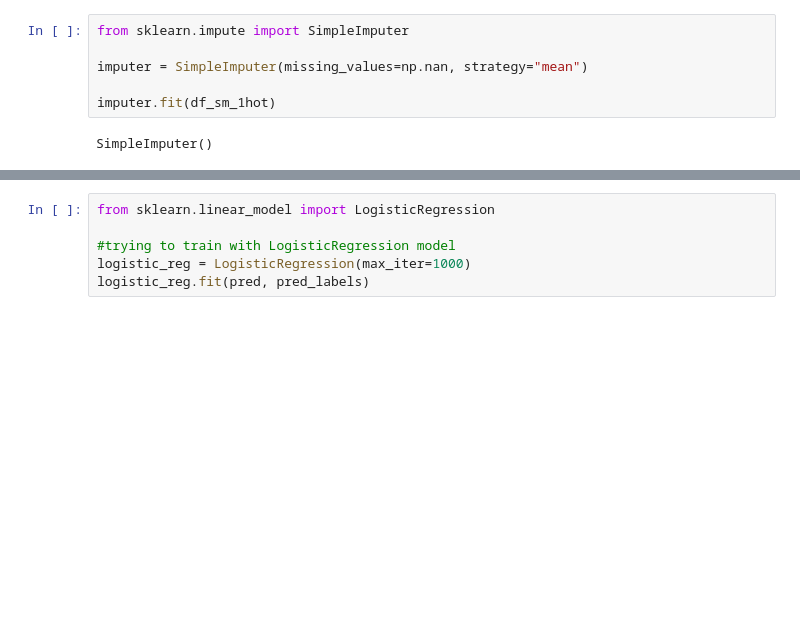
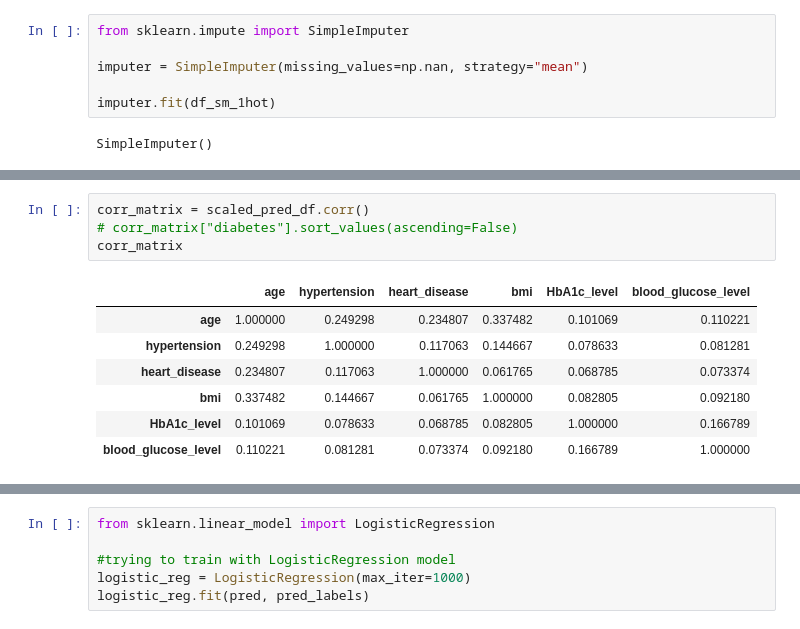
Before and after one commit to naegaic/diabetes-prediction, a Jupyter notebook: main.ipynb, the cells around one changed output, grey strips where cells are left out. Saved outputs shown, nothing was run; the diff lists cells and outputs as text; blank space fills up the shorter version.

```diff
--- a/main.ipynb
+++ b/main.ipynb
@@ -183,0 +175,12 @@ lin_rmse
+# %%
+corr_matrix = scaled_pred_df.corr()
+# corr_matrix["diabetes"].sort_values(ascending=False)
+corr_matrix
+# %% [output]
+|  | age | hypertension | heart_disease | bmi | HbA1c_level | blood_glucose_level |
+| age | 1.000000 | 0.249298 | 0.234807 | 0.337482 | 0.101069 | 0.110221 |
+| hypertension | 0.249298 | 1.000000 | 0.117063 | 0.144667 | 0.078633 | 0.081281 |
+| heart_disease | 0.234807 | 0.117063 | 1.000000 | 0.061765 | 0.068785 | 0.073374 |
+| bmi | 0.337482 | 0.144667 | 0.061765 | 1.000000 | 0.082805 | 0.092180 |
+| HbA1c_level | 0.101069 | 0.078633 | 0.068785 | 0.082805 | 1.000000 | 0.166789 |
+| blood_glucose_level | 0.110221 | 0.081281 | 0.073374 | 0.092180 | 0.166789 | 1.000000 |
```
Also changed, not shown: parts of 25 cells of this notebook.
